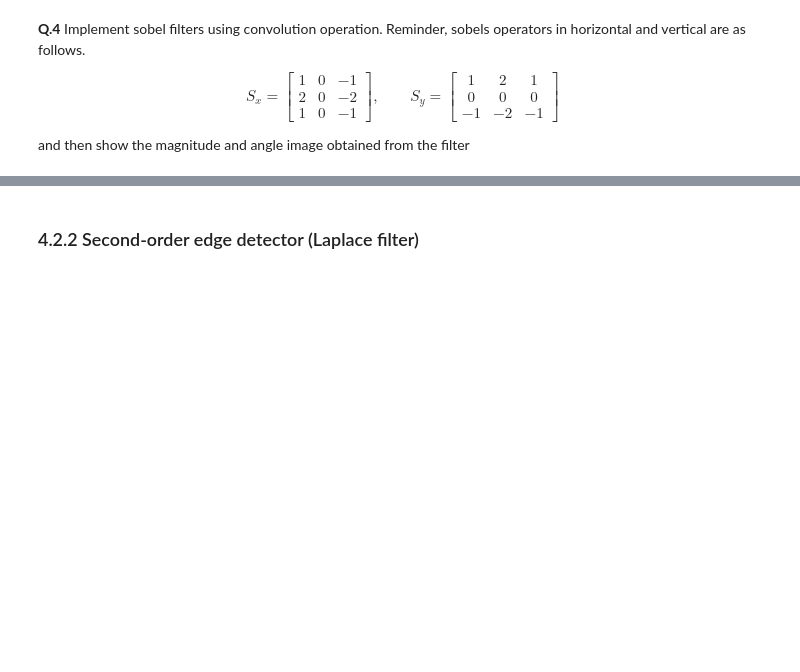
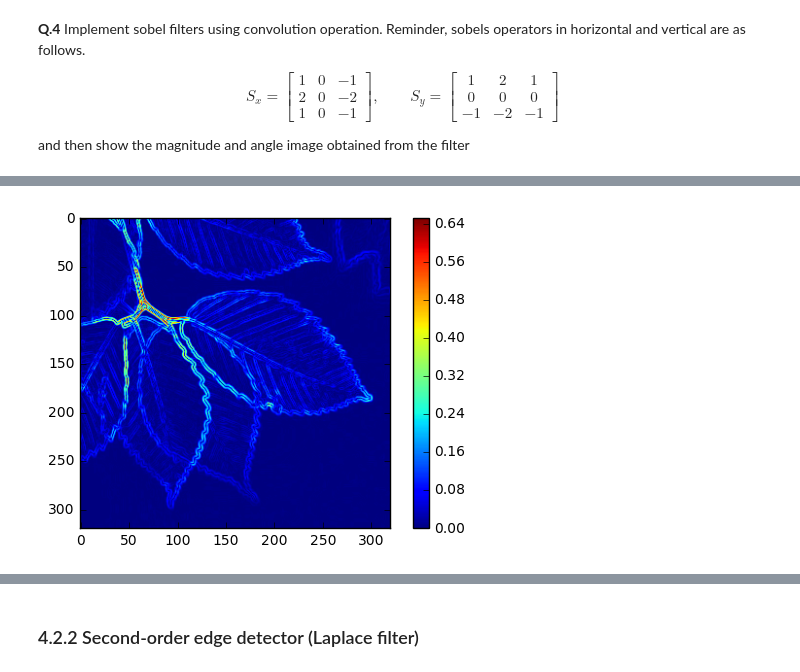
Before and after one commit to brown4eva/B31XB-IIP-TP-1718, a Jupyter notebook: 4-filter-spatial-domain/4-spatial-filter.ipynb, the cells around one changed output, grey strips where cells are left out. Saved outputs shown, nothing was run; the diff lists cells and outputs as text; code cells hidden in the pictures; blank space fills up the shorter version.

```diff
--- a/4-filter-spatial-domain/4-spatial-filter.ipynb
+++ b/4-filter-spatial-domain/4-spatial-filter.ipynb
@@ -140,0 +170,13 @@ and then show the magnitude and angle image obtained from the filter
+# %%
+#Magnitude
+A = (leavesconvx)**2
+B = (leavesconvy)**2
+magnitude = np.sqrt (A + B)
+
+
+#plotting
+plt.imshow(magnitude)
+plt.colorbar() # to show the level
+plt.show()
+# %% [output]
+[figure, added]
```
Also changed, not shown: parts of 7 cells of this notebook, 2 other files.
